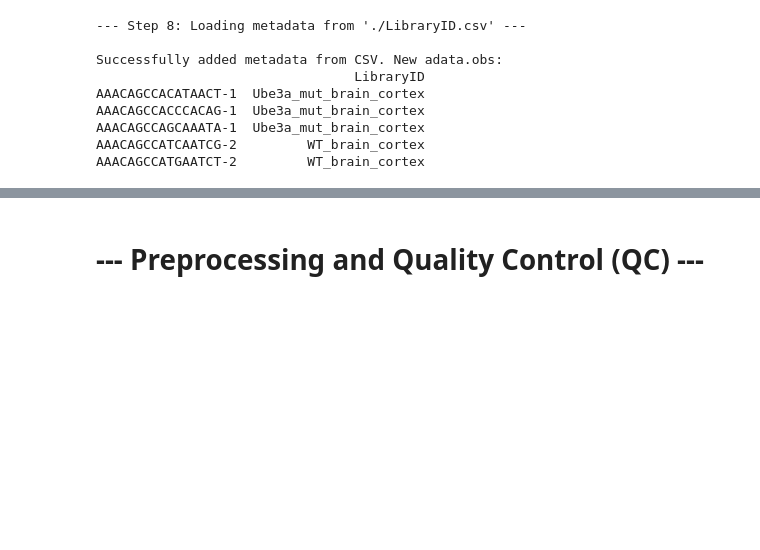
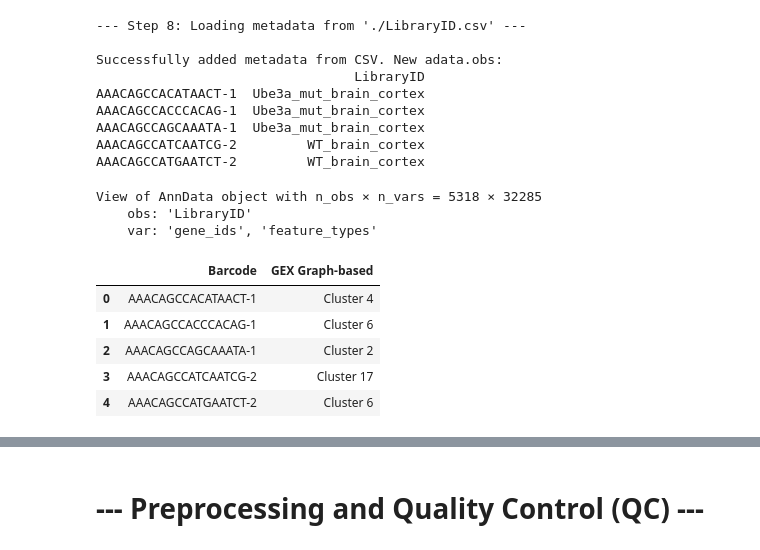
Before and after one commit to michal7kw/scMulti_merged_matrix, a Jupyter notebook: process_sc_data.ipynb, the cells around one changed output, grey strips where cells are left out. Cells and saved outputs as stored; diff of their text form; code cells hidden in the pictures; blank space fills up the shorter version.

```diff
--- a/process_sc_data.ipynb
+++ b/process_sc_data.ipynb
@@ -183,3 +183,19 @@ AAACAGCCATGAATCT-2         WT_brain_cortex
 # %%
 condition_mask = adata.obs['LibraryID'] == 'WT_brain_cortex'
 adata= adata[condition_mask, :]
+# %%
+adata
+# %% [output]
+View of AnnData object with n_obs × n_vars = 5318 × 32285
+    obs: 'LibraryID'
+    var: 'gene_ids', 'feature_types'
+# %%
+cluster_labels = pd.read_csv("GEX_Graph-Based.csv")
+cluster_labels.head()
+# %% [output]
+|  | Barcode | GEX Graph-based |
+| 0 | AAACAGCCACATAACT-1 | Cluster 4 |
+| 1 | AAACAGCCACCCACAG-1 | Cluster 6 |
+| 2 | AAACAGCCAGCAAATA-1 | Cluster 2 |
+| 3 | AAACAGCCATCAATCG-2 | Cluster 17 |
+| 4 | AAACAGCCATGAATCT-2 | Cluster 6 |
```
Also changed, not shown: parts of 8 cells of this notebook, 4 other files.
